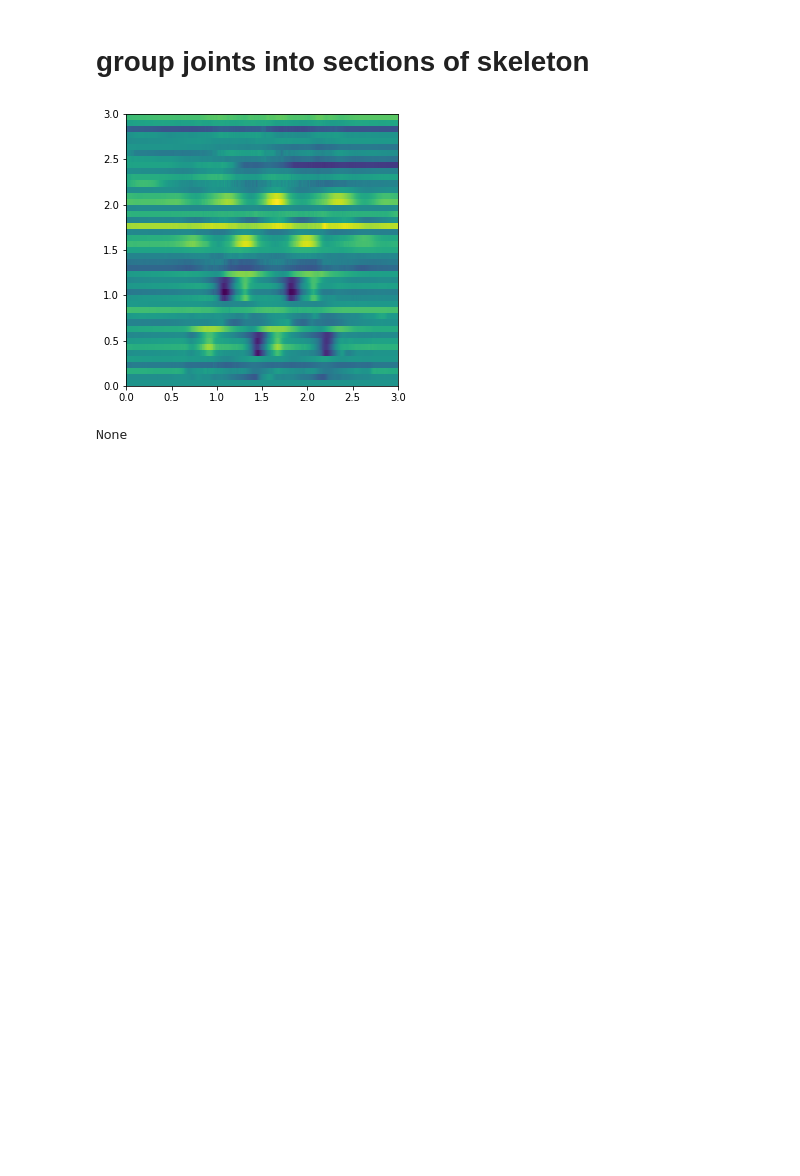
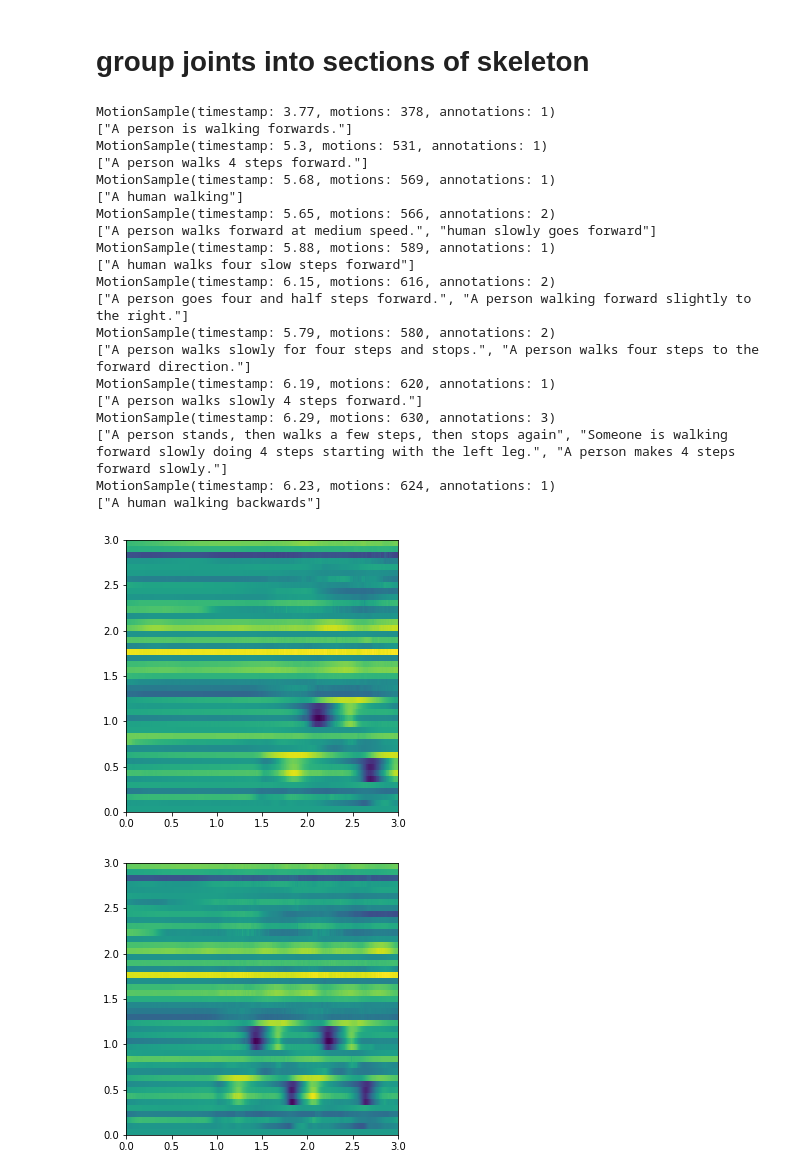
Before and after one commit to wojtekcz/language2motion, a Jupyter notebook: code/sample visualization.ipynb, the cells around one changed output. Drawn from its saved outputs; the diff is of its cells as text; code cells hidden in the pictures; blank space fills up the shorter version.

Commit message:
MotionDataset: loading set of motions and visualizing them

```diff
--- a/code/sample visualization.ipynb
+++ b/code/sample visualization.ipynb
@@ -29,0 +55,4 @@ print(motionSample.annotations)
+# %%
+for motionSample in motionDataset.motionSamples {
+    print(motionSample.describe())
+}
@@ -50,7 +88,32 @@ let groupedPosition = np.array(motionSample.motionFrames.map {$0.grouppedJointPo
 # %%
-plt.figure(figsize: [5, 5])
-plt.imshow(groupedPosition.T, interpolation: "nearest", extent: [0, 3, 0, 3], cmap: "viridis")
-plt.show()
+for motionSample in motionDataset.motionSamples {
+    print(motionSample.describe())
+    print(motionSample.annotations)
+    let groupedPosition = np.array(motionSample.motionFrames.map {$0.grouppedJointPositions()})
+    plt.figure(figsize: [5, 5])
+    plt.imshow(groupedPosition.T, interpolation: "nearest", extent: [0, 3, 0, 3], cmap: "viridis")
+    plt.show()
+}
 # %% [output]
+MotionSample(timestamp: 3.77, motions: 378, annotations: 1)
+["A person is walking forwards."]
+MotionSample(timestamp: 5.3, motions: 531, annotations: 1)
+["A person walks 4 steps forward."]
+MotionSample(timestamp: 5.68, motions: 569, annotations: 1)
+["A human walking"]
+MotionSample(timestamp: 5.65, motions: 566, annotations: 2)
+["A person walks forward at medium speed.", "human slowly goes forward"]
+MotionSample(timestamp: 5.88, motions: 589, annotations: 1)
+["A human walks four slow steps forward"]
+MotionSample(timestamp: 6.15, motions: 616, annotations: 2)
+["A person goes four and half steps forward.", "A person walking forward slightly to the right."]
+MotionSample(timestamp: 5.79, motions: 580, annotations: 2)
+["A person walks slowly for four steps and stops.", "A person walks four steps to the forward direction."]
+MotionSample(timestamp: 6.19, motions: 620, annotations: 1)
+["A person walks slowly 4 steps forward."]
+MotionSample(timestamp: 6.29, motions: 630, annotations: 3)
+["A person stands, then walks a few steps, then stops again", "Someone is walking forward slowly doing 4 steps starting with the left leg.", "A person makes 4 steps forward slowly."]
+MotionSample(timestamp: 6.23, motions: 624, annotations: 1)
+["A human walking backwards"]
-[figure, old version]
+[figure, new version]
-None
+[figure, added]
```
Also changed, not shown: parts of 9 cells of this notebook, 1 other file.
